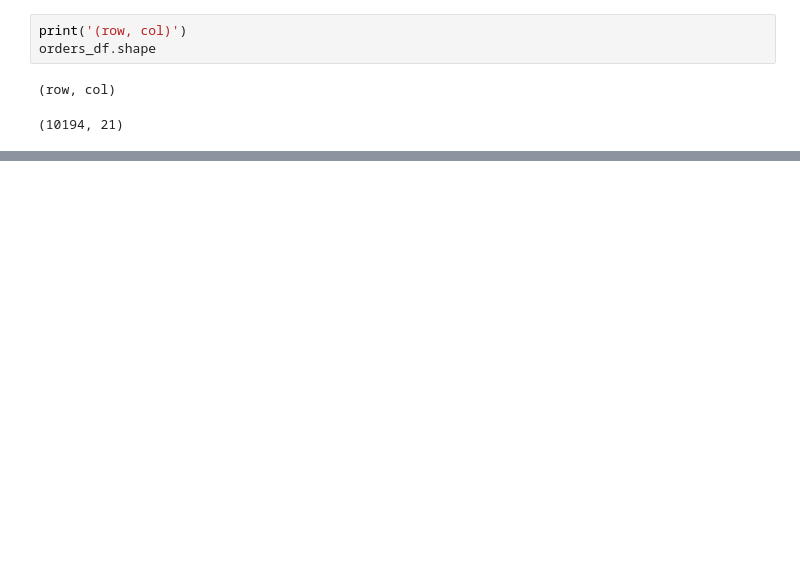
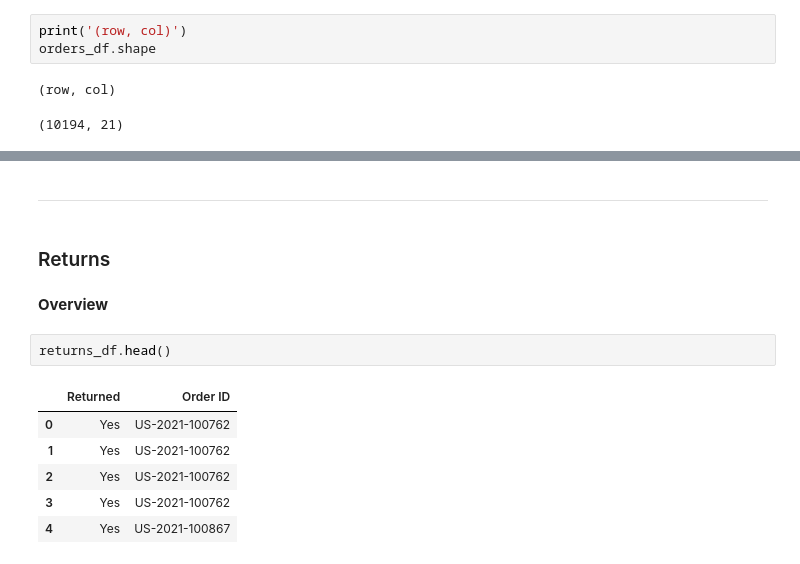
Before and after one commit to nacht29/Superstore-Analysis, a Jupyter notebook: Super_Store_Analysis.ipynb, the cells around one changed output, grey strips where cells are left out. Cells and saved outputs as stored; diff of their text form; blank space fills up the shorter version.

```diff
--- a/Super_Store_Analysis.ipynb
+++ b/Super_Store_Analysis.ipynb
@@ -90,0 +108,15 @@ memory usage: 1.6+ MB
+# %% [markdown]
+---
+# %% [markdown]
+### Returns
+# %% [markdown]
+**Overview**
+# %%
+returns_df.head()
+# %% [output]
+|  | Returned | Order ID |
+| 0 | Yes | US-2021-100762 |
+| 1 | Yes | US-2021-100762 |
+| 2 | Yes | US-2021-100762 |
+| 3 | Yes | US-2021-100762 |
+| 4 | Yes | US-2021-100867 |
```
Also changed, not shown: parts of 45 cells of this notebook.
